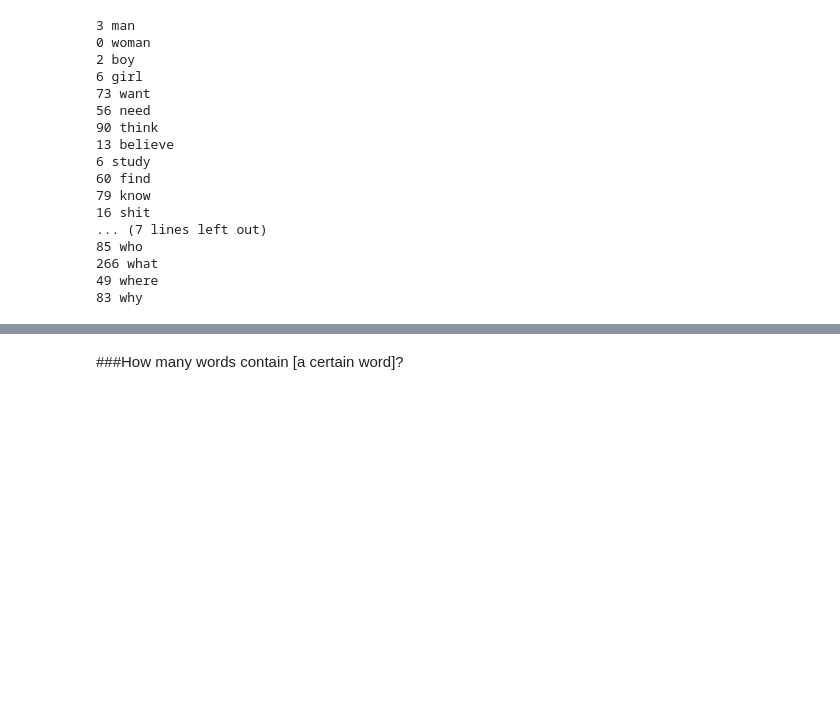
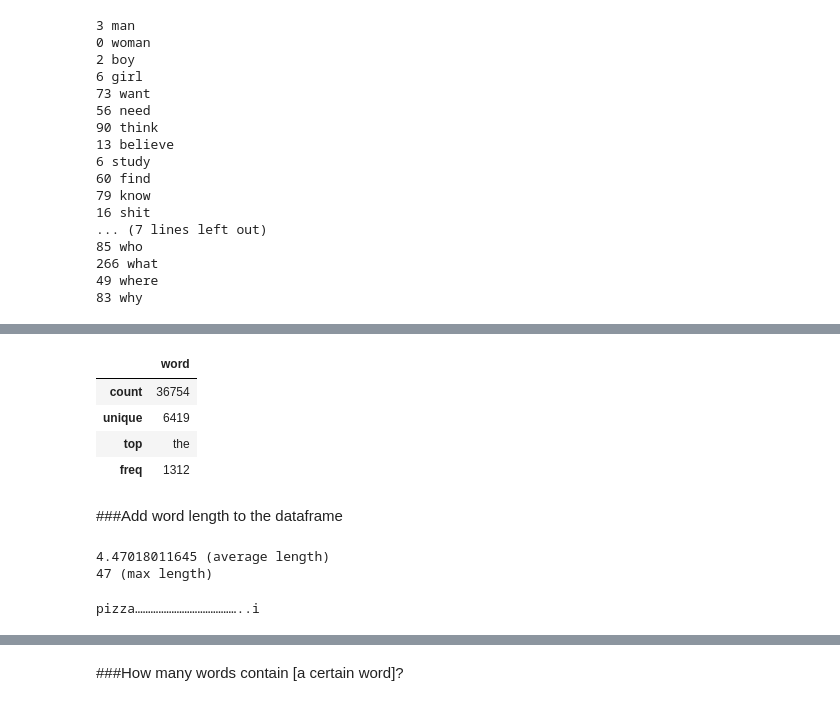
Before and after one commit to c-trl/nlp-with-xanga-entries, a Jupyter notebook: requests.ipynb, the cells around one changed output, grey strips where cells are left out. Drawn from its saved outputs; the diff is of its cells as text; code cells hidden in the pictures; blank space fills up the shorter version.

```diff
--- a/requests.ipynb
+++ b/requests.ipynb
@@ -412,0 +471,2 @@ for word in curious:
+# %%
+both = upper+lower
@@ -412,0 +479,12 @@ for word in curious:
+# %%
+atokens = []
+
+for word in tokens:
+    encoded = word.encode("utf-8")
+    atokens.append(encoded)
+# %%
+alpha = []
+here = ['4']
+for word in atokens:
+    if word[0] in both:
+        alpha.append(word)
@@ -412,0 +512,10 @@ for word in curious:
+# %%
+df.describe()
+# %% [output]
+|  | word |
+| count | 36754 |
+| unique | 6419 |
+| top | the |
+| freq | 1312 |
+# %% [markdown]
+###Add word length to the dataframe
@@ -412,0 +524,6 @@ for word in curious:
+# %%
+print df['length'].mean(), "(average length)"
+print df['length'].max(), "(max length)"
+# %% [output]
+4.47018011645 (average length)
+47 (max length)
@@ -412,0 +532,6 @@ for word in curious:
+# %%
+for x in df['word']:
+    if len(x) == 47:
+        print x
+# %% [output]
+pizza…………………………………..i
```
Also changed, not shown: parts of 54 cells of this notebook.
